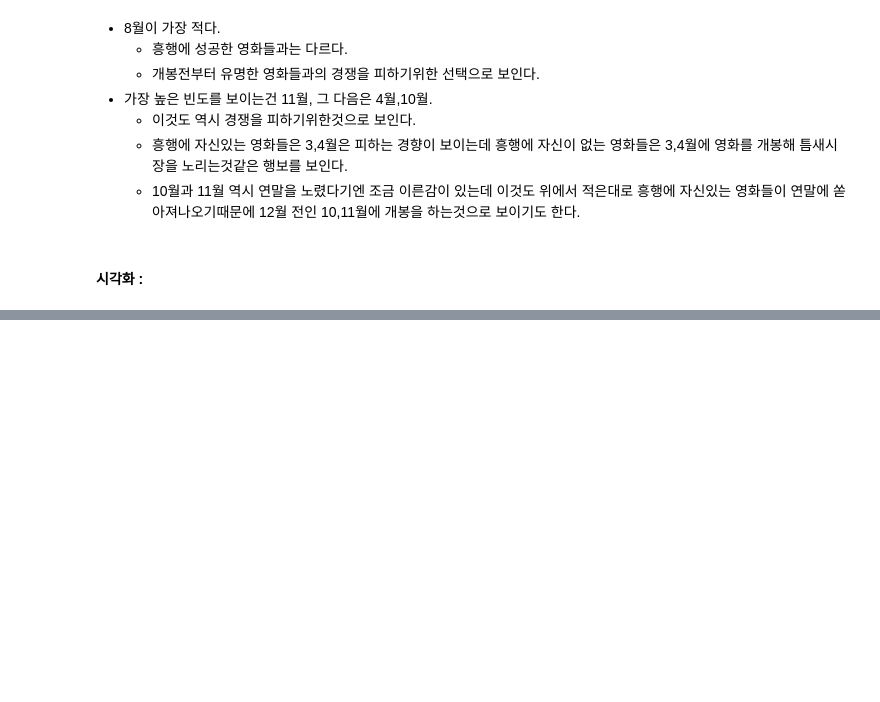
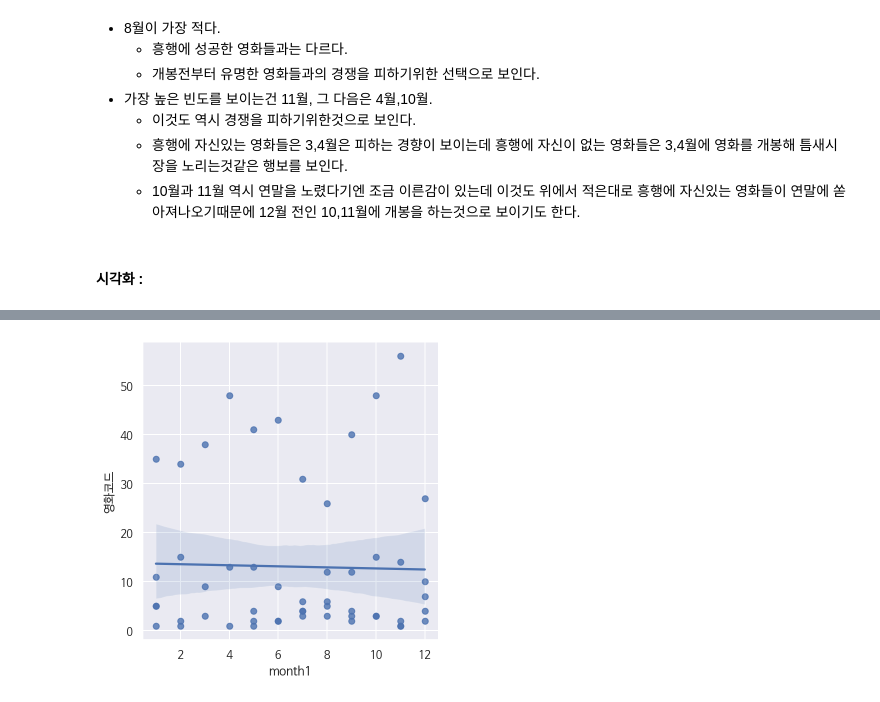
Before and after one commit to suyeee/DE_Project, a Jupyter notebook: 네이버_영화_분석.ipynb, the cells around one changed output, grey strips where cells are left out. Saved outputs shown, nothing was run; the diff lists cells and outputs as text; code cells hidden in the pictures; blank space fills up the shorter version.

```diff
--- a/네이버_영화_분석.ipynb
+++ b/네이버_영화_분석.ipynb
@@ -998,0 +931,3 @@ plt.show()
+# %%
+df2_1_opendate_12345 = df2_1_1.groupby(['month1','누적Level'])[['영화코드']].sum().reset_index()
+df2_1_opendate_12345
@@ -998,0 +952,7 @@ plt.show()
+# %%
+# 월별 누적 level과의 상관관계 -> lmplot
+sns.lmplot(x='month1', y='영화코드', height=5, data=df2_1_opendate_12345)
+# plt.ylim(0,150)
+plt.show()
+# %% [output]
+[figure, added]
```
Also changed, not shown: parts of 80 cells of this notebook.
